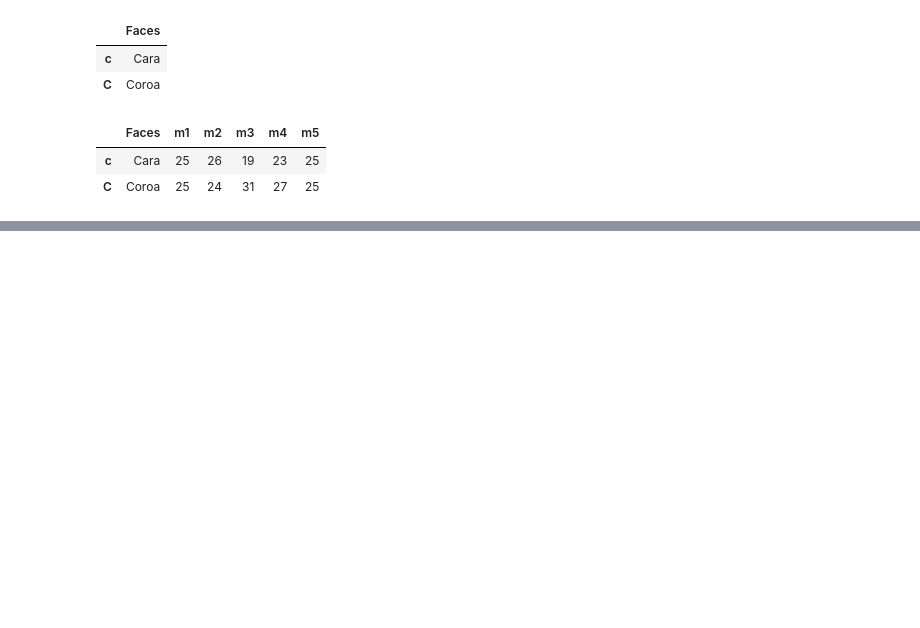
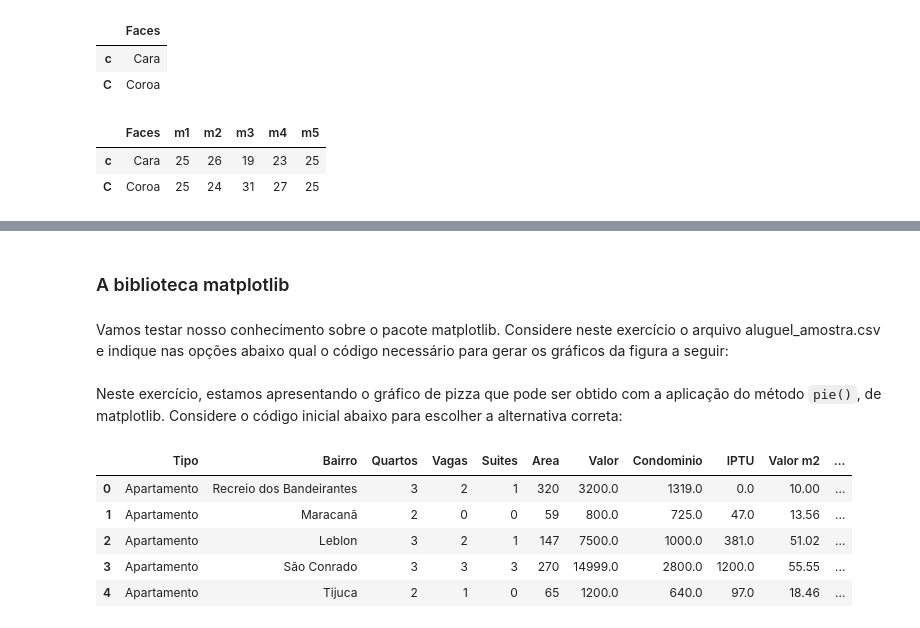
Before and after one commit to biamouras/alura-pandas-ds, a Jupyter notebook: 04_pandas_dados/exercicios.ipynb, the cells around one changed output, grey strips where cells are left out. Cells and saved outputs as stored; diff of their text form; code cells hidden in the pictures; blank space fills up the shorter version.

```diff
--- a/04_pandas_dados/exercicios.ipynb
+++ b/04_pandas_dados/exercicios.ipynb
@@ -422,0 +468,21 @@ summary.rename(columns = {'mean': 'Média', 'std': 'Desvio Padrão', 'min': 'Mí
+# %% [markdown]
+### A biblioteca matplotlib
+# %% [markdown]
+Vamos testar nosso conhecimento sobre o pacote matplotlib. Considere neste exercício o arquivo aluguel_amostra.csv e indique nas opções abaixo qual o código necessário para gerar os gráficos da figura a seguir:
+# %% [markdown]
+Neste exercício, estamos apresentando o gráfico de pizza que pode ser obtido com a aplicação do método `pie()`, de matplotlib. Considere o código inicial abaixo para escolher a alternativa correta:
+# %%
+%matplotlib inline
+import pandas as pd
+import matplotlib.pyplot as plt
+plt.rc('figure', figsize = (15, 7))
+
+dados = pd.read_csv('dados/aluguel_amostra.csv', sep = ';')
+dados.head()
+# %% [output]
+|  | Tipo | Bairro | Quartos | Vagas | Suites | Area | Valor | Condominio | IPTU | Valor m2 | ... |
+| 0 | Apartamento | Recreio dos Bandeirantes | 3 | 2 | 1 | 320 | 3200.0 | 1319.0 | 0.0 | 10.00 | ... |
+| 1 | Apartamento | Maracanã | 2 | 0 | 0 | 59 | 800.0 | 725.0 | 47.0 | 13.56 | ... |
+| 2 | Apartamento | Leblon | 3 | 2 | 1 | 147 | 7500.0 | 1000.0 | 381.0 | 51.02 | ... |
+| 3 | Apartamento | São Conrado | 3 | 3 | 3 | 270 | 14999.0 | 2800.0 | 1200.0 | 55.55 | ... |
+| 4 | Apartamento | Tijuca | 2 | 1 | 0 | 65 | 1200.0 | 640.0 | 97.0 | 18.46 | ... |
```
Also changed, not shown: parts of 32 cells of this notebook.
